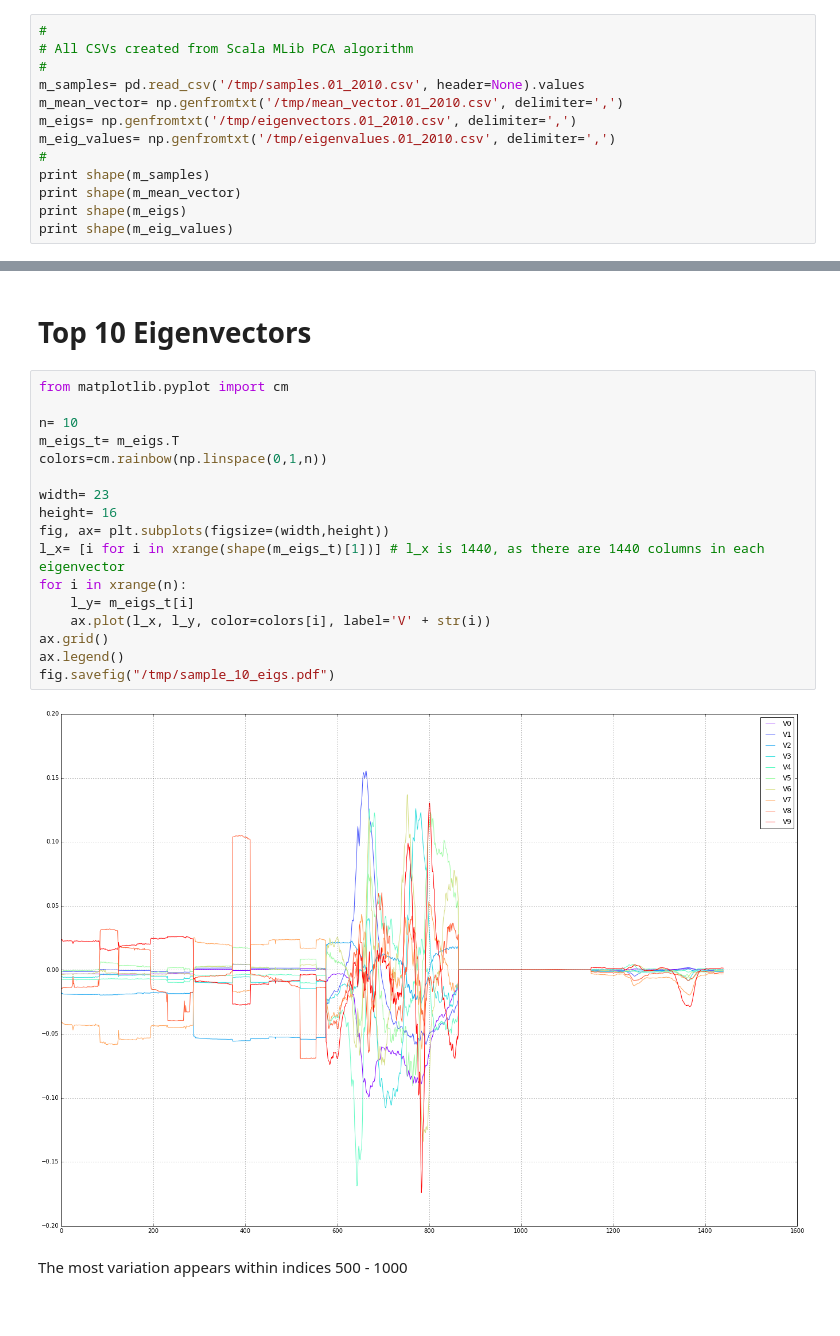
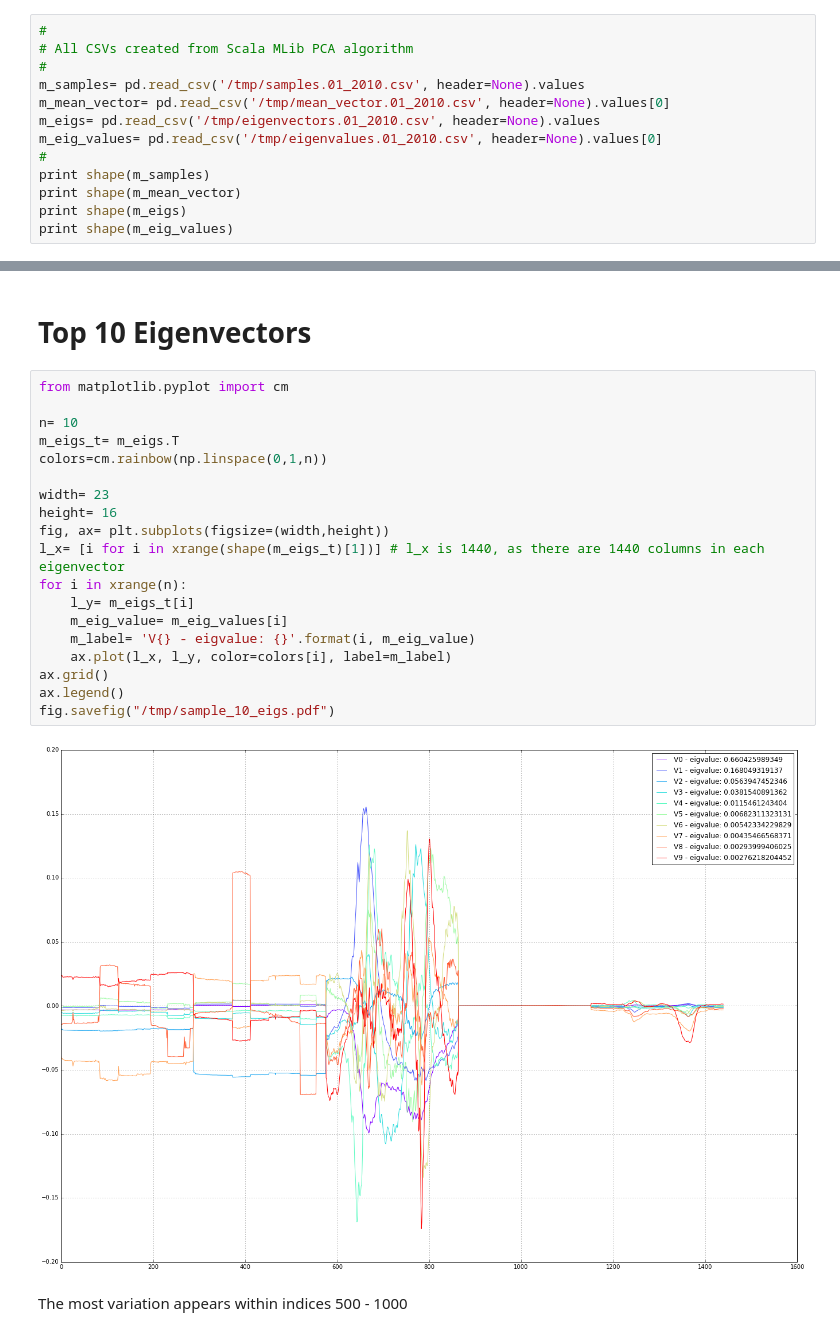
Before and after one commit to conwaywong/dse_capstone, a Jupyter notebook: ml/notebooks/SparkMLibViz.ipynb, the cells around one changed output, grey strips where cells are left out. Drawn from its saved outputs; the diff is of its cells as text.

Commit message:
modify to use pandas read_csv

```diff
--- a/ml/notebooks/SparkMLibViz.ipynb
+++ b/ml/notebooks/SparkMLibViz.ipynb
@@ -9,9 +9,9 @@ import pandas as pd
 # All CSVs created from Scala MLib PCA algorithm
 #
 m_samples= pd.read_csv('/tmp/samples.01_2010.csv', header=None).values
-m_mean_vector= np.genfromtxt('/tmp/mean_vector.01_2010.csv', delimiter=',')
-m_eigs= np.genfromtxt('/tmp/eigenvectors.01_2010.csv', delimiter=',')
-m_eig_values= np.genfromtxt('/tmp/eigenvalues.01_2010.csv', delimiter=',')
+m_mean_vector= pd.read_csv('/tmp/mean_vector.01_2010.csv', header=None).values[0]
+m_eigs= pd.read_csv('/tmp/eigenvectors.01_2010.csv', header=None).values
+m_eig_values= pd.read_csv('/tmp/eigenvalues.01_2010.csv', header=None).values[0]
 #
 print shape(m_samples)
 print shape(m_mean_vector)
@@ -50,22 +50,24 @@ fig.savefig('/tmp/sample_explained_variance.pdf')
 # %%
 from matplotlib.pyplot import cm
 
 n= 10
 m_eigs_t= m_eigs.T
 colors=cm.rainbow(np.linspace(0,1,n))
 
 width= 23
 height= 16
 fig, ax= plt.subplots(figsize=(width,height))
 l_x= [i for i in xrange(shape(m_eigs_t)[1])] # l_x is 1440, as there are 1440 columns in each eigenvector
 for i in xrange(n):
     l_y= m_eigs_t[i]
-    ax.plot(l_x, l_y, color=colors[i], label='V' + str(i))
+    m_eig_value= m_eig_values[i]
+    m_label= 'V{} - eigvalue: {}'.format(i, m_eig_value)
+    ax.plot(l_x, l_y, color=colors[i], label=m_label)
 ax.grid()
 ax.legend()
 fig.savefig("/tmp/sample_10_eigs.pdf")
 # %% [output]
-[figure, old version]
+[figure, new version]
 # %% [markdown]
 The most variation appears within indices 500 - 1000
 # %%
```
Also changed, not shown: parts of 3 cells of this notebook.
